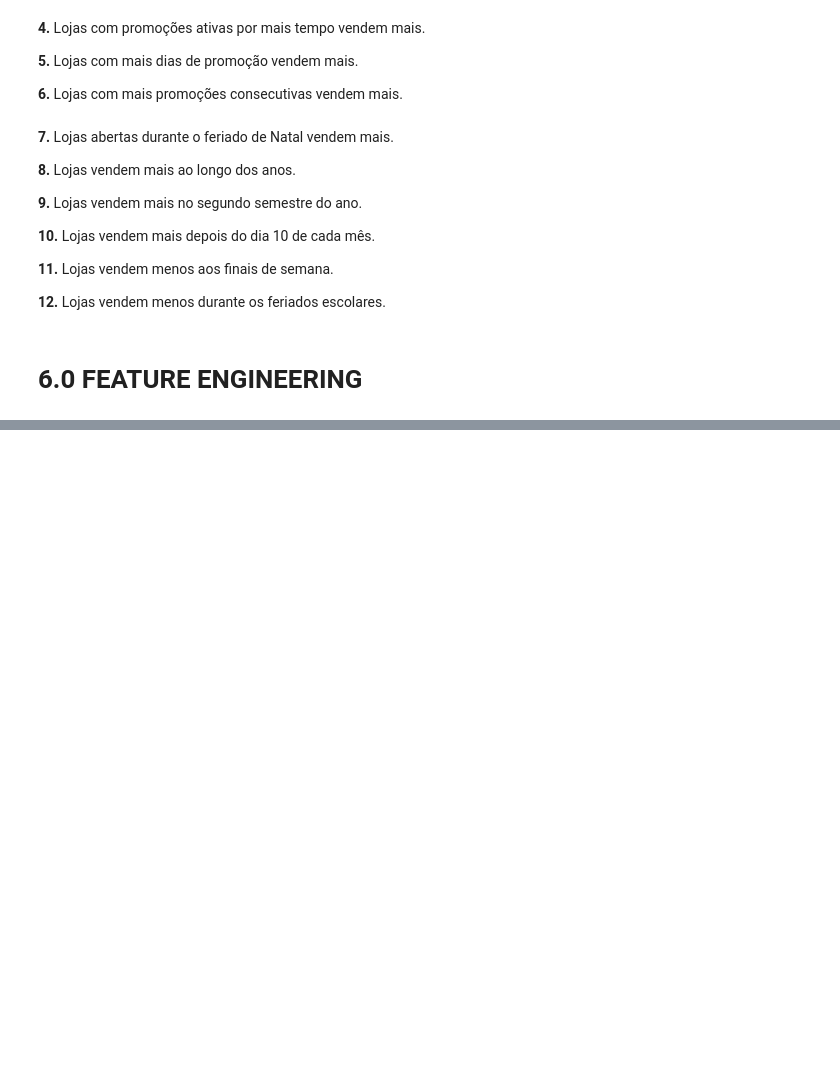
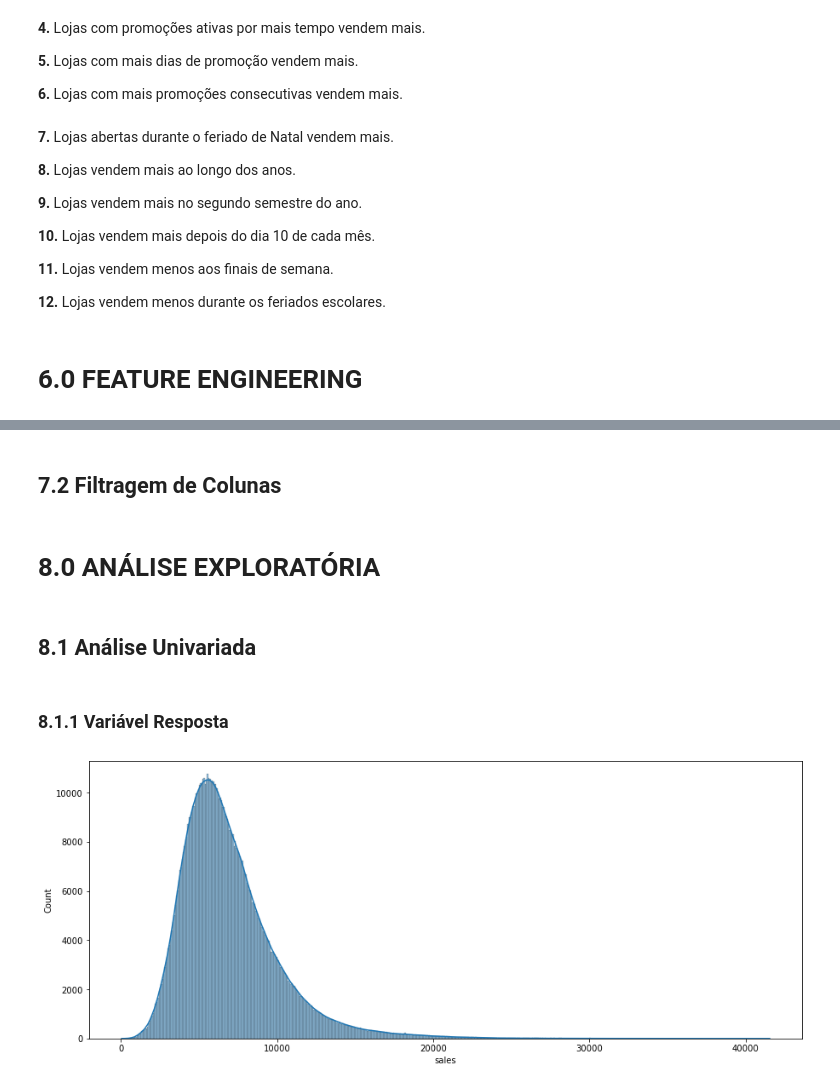
Before and after one commit to Jhonatanslopes/Rossmann-Sales-Forecast, a Jupyter notebook: notebook.ipynb, the cells around one changed output, grey strips where cells are left out. Saved outputs shown, nothing was run; the diff lists cells and outputs as text; code cells hidden in the pictures; blank space fills up the shorter version.

```diff
--- a/notebook.ipynb
+++ b/notebook.ipynb
@@ -398,0 +392,2 @@ df.drop(columns=cols_drop, inplace=True)
+# %% [markdown]
+## 7.2 Filtragem de Colunas
@@ -398,0 +399,11 @@ df.drop(columns=cols_drop, inplace=True)
+# %% [markdown]
+# 8.0 ANÁLISE EXPLORATÓRIA
+# %% [markdown]
+## 8.1 Análise Univariada
+# %% [markdown]
+### 8.1.1 Variável Resposta
+# %%
+plt.figure(figsize=(15, 6))
+sns.histplot(df['sales'], kde=True, );
+# %% [output]
+[figure, added]
```
Also changed, not shown: parts of 19 cells of this notebook.
